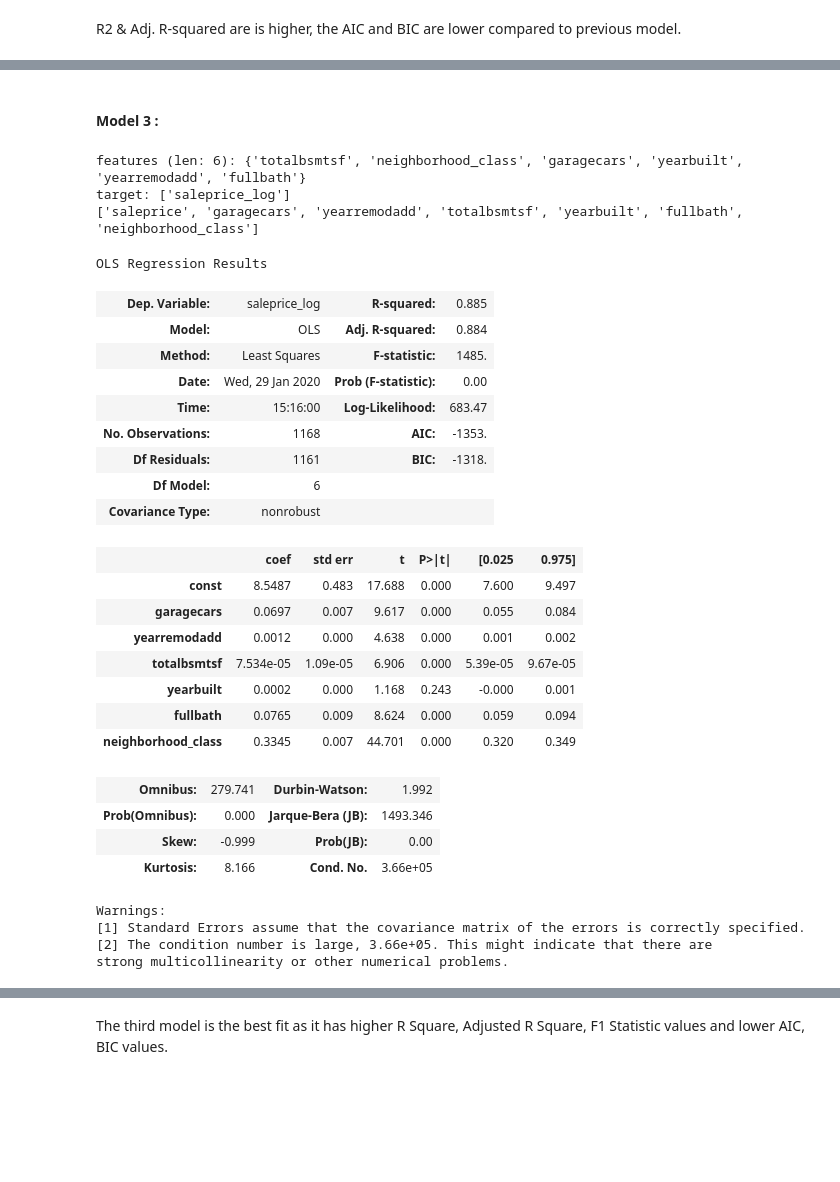
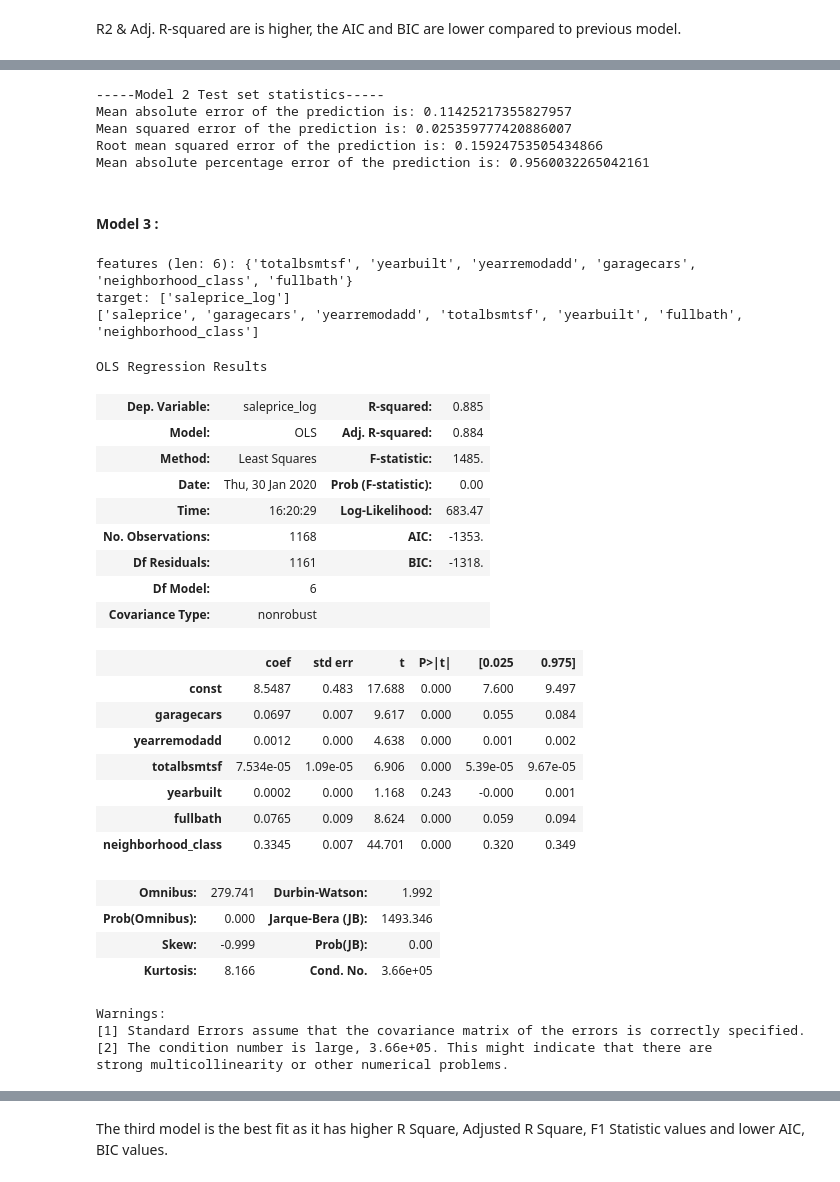
Before and after one commit to rajinigurijala/Thinkful, a Jupyter notebook: HPChallenge.ipynb, the cells around one changed output, grey strips where cells are left out. Cells and saved outputs as stored; diff of their text form; code cells hidden in the pictures; blank space fills up the shorter version.

```diff
--- a/HPChallenge.ipynb
+++ b/HPChallenge.ipynb
@@ -406,16 +379,16 @@ We will define a function & name it *classify_neighborhood* to add our own neigh
 # %%
-def classify_neighborhood(saleprice):
+def get_neighborhood(saleprice):
     """ puts houses in preset neighborhood bins """
 
-    nbr_class = {0:'saleprice < 120000',
+    n_class = {0:'saleprice < 120000',
                  1:'saleprice >= 120000 and saleprice < 200000',
                  2:'saleprice >= 200000 and saleprice < 300000',
                  3:'saleprice >= 300000'}
-    for class_level in nbr_class.keys():
-        if eval(nbr_class[class_level]):
+    for class_level in n_class.keys():
+        if eval(n_class[class_level]):
             return class_level
 
-house_prices_df['neighborhood_class'] = house_prices_df['saleprice'].apply(classify_neighborhood)
+house_prices_df['neighborhood_class'] = house_prices_df['saleprice'].apply(get_neighborhood)
 # %%
 # make the correlation matrix.
 corr_mat_houses = house_prices_df.corr()
@@ -501,7 +474,7 @@ temp_df = house_prices_df[['saleprice',
               'grlivarea',
               'garagecars']]
 
-def log_prep(temp_df):
+def log_transform(temp_df):
     """takes in the chosen temp_df for the model and outputs X & Y with saleprice log-transformed"""
 
     # Log-transform salesprice values & drop saleprice
@@ -518,5 +491,5 @@ def log_prep(temp_df):
     Y = temp_df['saleprice_log']
     return X,Y
 
-X, Y = log_prep(temp_df)
+X, Y = log_transform(temp_df)
 # %% [output]
@@ -576,7 +572,7 @@ strong multicollinearity or other numerical problems.
 features_2 = ['saleprice','overallqual','grlivarea','garagecars', 'totalbsmtsf', 'fullbath','yearbuilt', 'yearremodadd']
 temp_df = house_prices_df[features_2]
 
-X, Y = log_prep(temp_df)
+X, Y = log_transform(temp_df)
 
 X = sm.add_constant(X)
 
@@ -621,30 +630,42 @@ R2 & Adj. R-squared are is higher, the AIC and BIC are lower compared to previou
+# %%
+print("-----Model 2 Test set statistics-----")
+print("Mean absolute error of the prediction is: {}".format(mean_absolute_error(y_test, y_preds)))
+print("Mean squared error of the prediction is: {}".format(mse(y_test, y_preds)))
+print("Root mean squared error of the prediction is: {}".format(rmse(y_test, y_preds)))
+print("Mean absolute percentage error of the prediction is: {}".format(np.mean(np.abs((y_test - y_preds) / y_test)) * 100))
+# %% [output]
+-----Model 2 Test set statistics-----
+Mean absolute error of the prediction is: 0.11425217355827957
+Mean squared error of the prediction is: 0.025359777420886007
+Root mean squared error of the prediction is: 0.15924753505434866
+Mean absolute percentage error of the prediction is: 0.9560032265042161
 # %% [markdown]
 #### Model 3 :
 # %%
 features_3 = ['saleprice','garagecars', 'yearremodadd', 'totalbsmtsf', 'yearbuilt', 'fullbath', 'neighborhood_class']
 temp_df = house_prices_df[features_3]
 
-X, Y = log_prep(temp_df)
+X, Y = log_transform(temp_df)
 
 X = sm.add_constant(X)
 
 X_train, X_test, y_train, y_test = train_test_split(X, Y, test_size = 0.2, random_state = 465)
 print(features_3)
 # %% [output]
-features (len: 6): {'totalbsmtsf', 'neighborhood_class', 'garagecars', 'yearbuilt', 'yearremodadd', 'fullbath'}
+features (len: 6): {'totalbsmtsf', 'yearbuilt', 'yearremodadd', 'garagecars', 'neighborhood_class', 'fullbath'}
 target: ['saleprice_log']
 ['saleprice', 'garagecars', 'yearremodadd', 'totalbsmtsf', 'yearbuilt', 'fullbath', 'neighborhood_class']
 # %%
-results = sm.OLS(y_train, X_train).fit()
+results_3 = sm.OLS(y_train, X_train).fit()
 
-results.summary()
+results_3.summary()
 # %% [output]
 OLS Regression Results
 | Dep. Variable: | saleprice_log | R-squared: | 0.885 |
 | Model: | OLS | Adj. R-squared: | 0.884 |
 | Method: | Least Squares | F-statistic: | 1485. |
-| Date: | Wed, 29 Jan 2020 | Prob (F-statistic): | 0.00 |
-| Time: | 15:16:00 | Log-Likelihood: | 683.47 |
+| Date: | Thu, 30 Jan 2020 | Prob (F-statistic): | 0.00 |
+| Time: | 16:20:29 | Log-Likelihood: | 683.47 |
 | No. Observations: | 1168 | AIC: | -1353. |
 | Df Residuals: | 1161 | BIC: | -1318. |
 | Df Model: | 6 |  |  |
```
Also changed, not shown: parts of 27 cells of this notebook.
